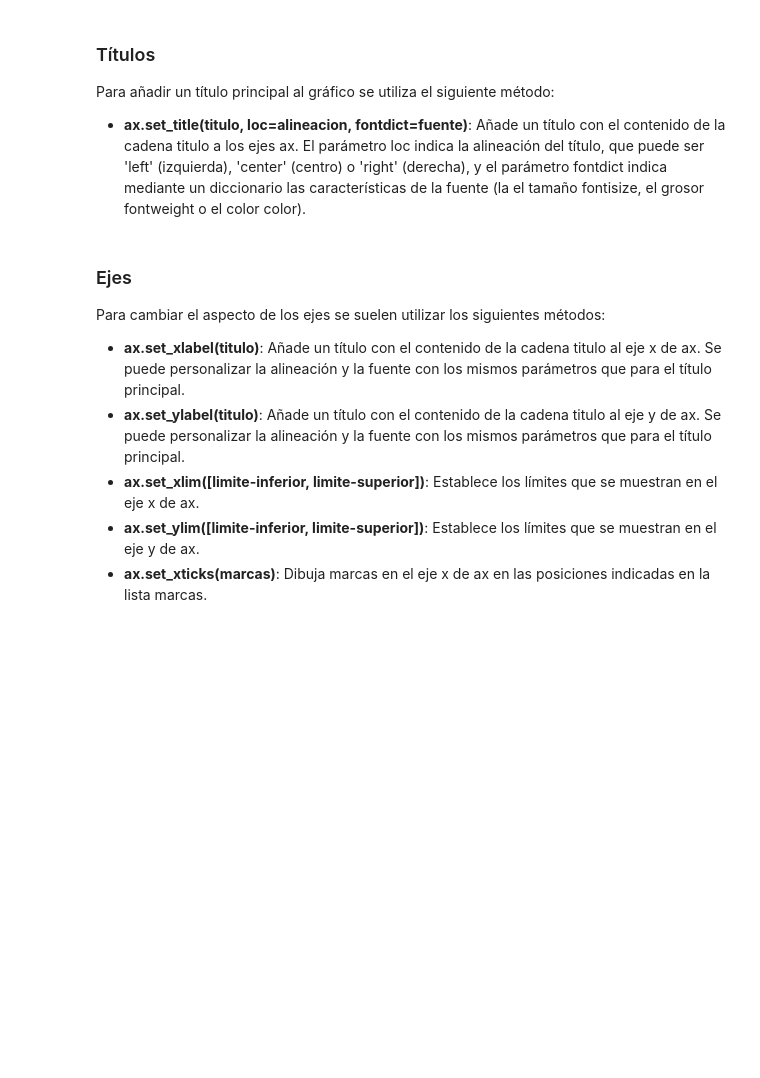
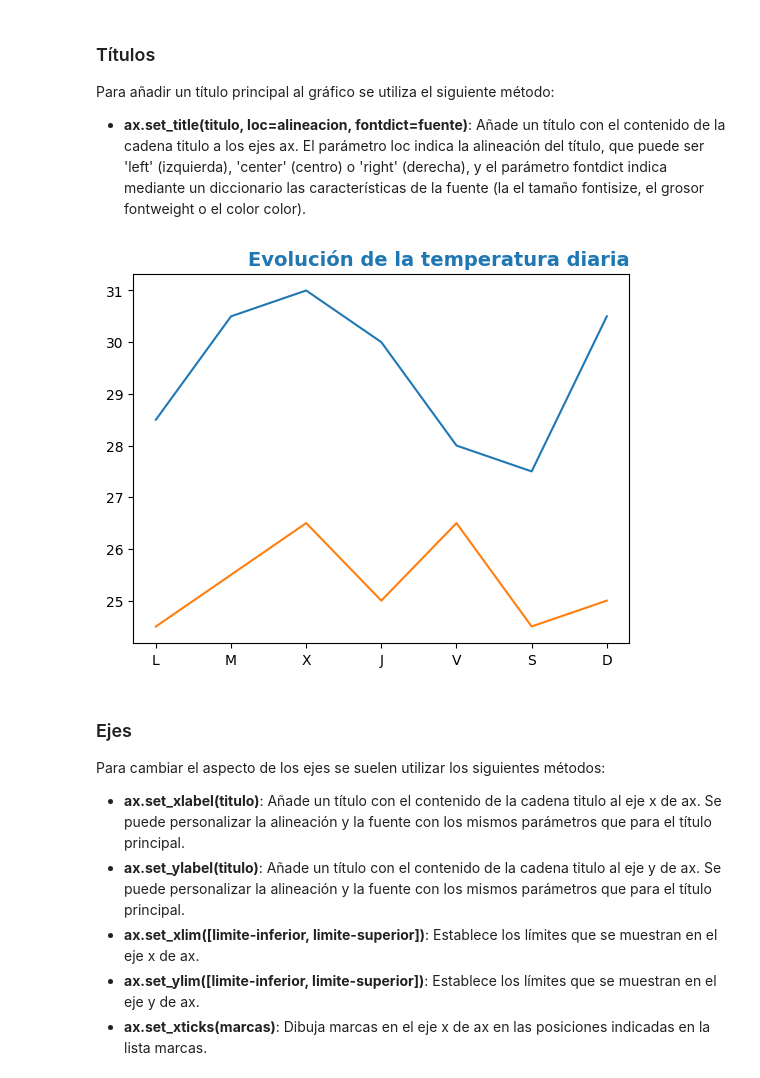
Before and after one commit to ricardoahumada/DataScienceBasics, a Jupyter notebook: visualizacion/01.matplotlib.ipynb, the cells around one changed output. Drawn from its saved outputs; the diff is of its cells as text; code cells hidden in the pictures; blank space fills up the shorter version.

```diff
--- a/visualizacion/01.matplotlib.ipynb
+++ b/visualizacion/01.matplotlib.ipynb
@@ -208,11 +240,13 @@ Para añadir un título principal al gráfico se utiliza el siguiente método:
 # %%
 fig, ax = plt.subplots()
 dias = ['L', 'M', 'X', 'J', 'V', 'S', 'D']
 temperaturas = {'Madrid':[28.5, 30.5, 31, 30, 28, 27.5, 30.5], 'Barcelona':[24.5, 25.5, 26.5, 25, 26.5, 24.5, 25]}
 ax.plot(dias, temperaturas['Madrid'])
 ax.plot(dias, temperaturas['Barcelona'])
-ax.set_title('Evolución de la temperatura diaria', loc = "left", fontdict = {'fontsize':14, 'fontweight':'bold', 'color':'tab:blue'})
+ax.set_title('Evolución de la temperatura diaria', loc = "right", fontdict = {'fontsize':14, 'fontweight':'bold', 'color':'tab:blue'})
 plt.show()
+# %% [output]
+[figure, added]
 # %% [markdown]
 ### Ejes
 Para cambiar el aspecto de los ejes se suelen utilizar los siguientes métodos:
```
Also changed, not shown: parts of 24 cells of this notebook, 1 other file.
